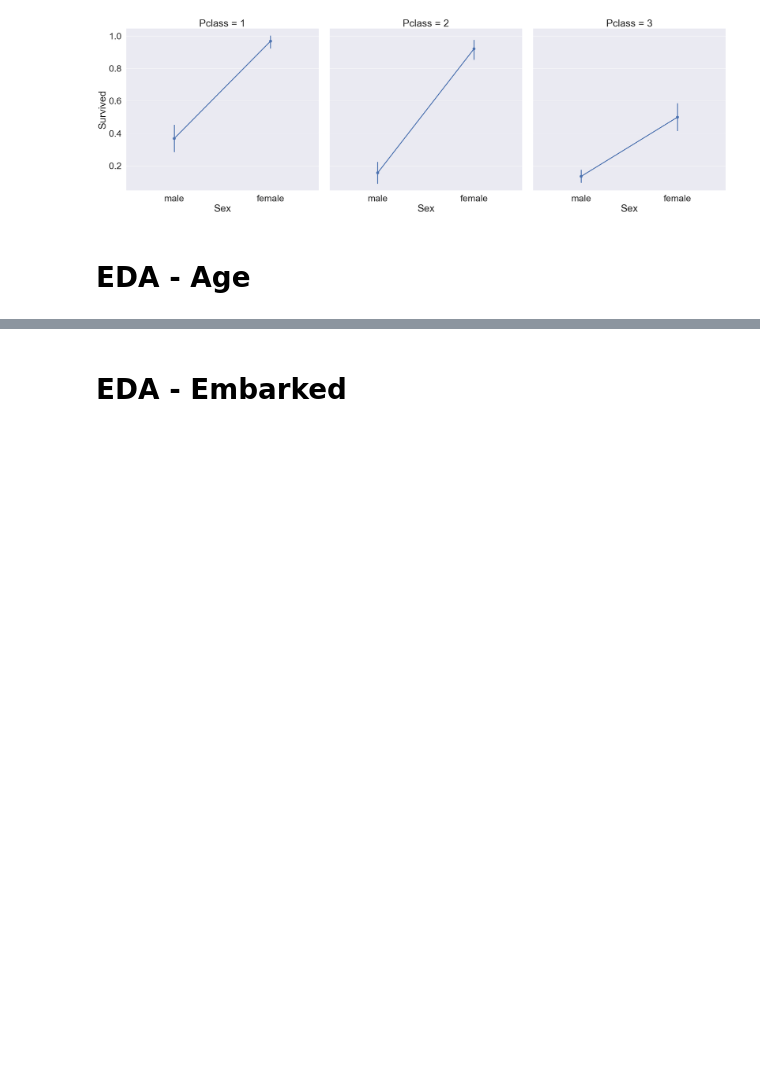
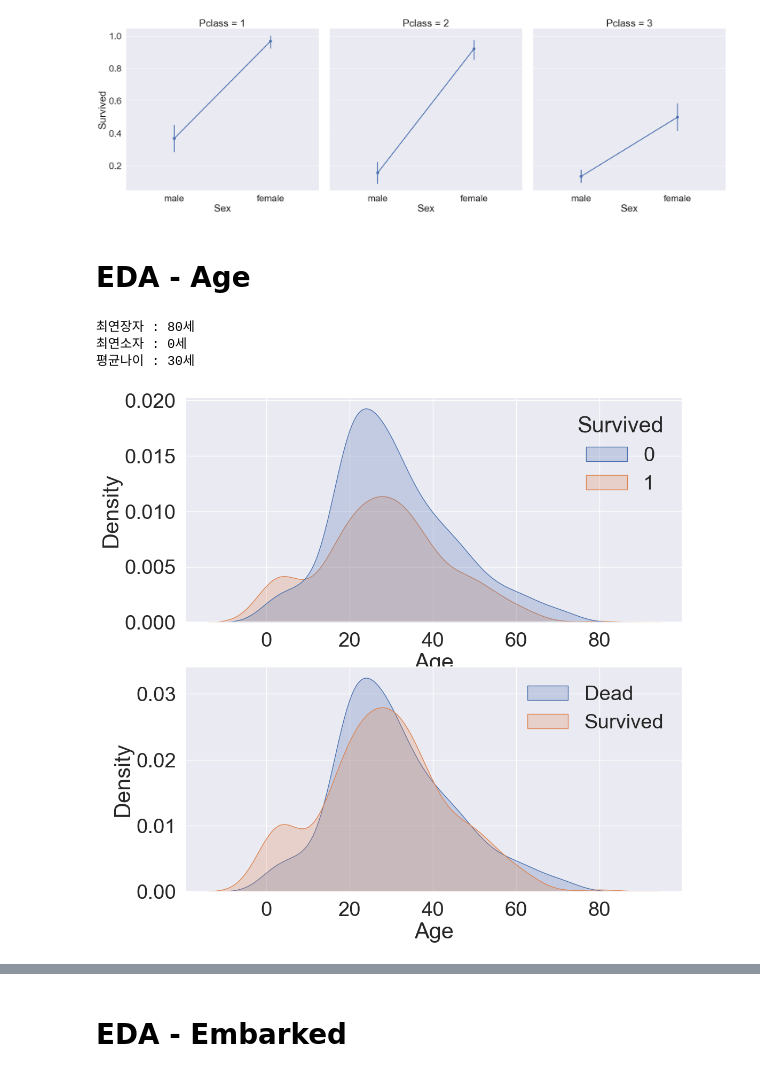
Before and after one commit to JW-Namsta/Kaggle_Study, a Jupyter notebook: Titanic/Titianic_copy_1.ipynb, the cells around one changed output, grey strips where cells are left out. Cells and saved outputs as stored; diff of their text form; code cells hidden in the pictures; blank space fills up the shorter version.

```diff
--- a/Titanic/Titianic_copy_1.ipynb
+++ b/Titanic/Titianic_copy_1.ipynb
@@ -163,3 +163,21 @@ sns.factorplot('Sex','Survived',data=df_train,col='Pclass',aspect=1,saturation=5
 [figure]
 # %% [markdown]
 # EDA - Age
+# %%
+print('최연장자 : {0:.0f}세'.format(df_train['Age'].max()))
+print('최연소자 : {0:.0f}세'.format(df_train['Age'].min()))
+print('평균나이 : {0:.0f}세'.format(df_train['Age'].mean()))
+# %% [output]
+최연장자 : 80세
+최연소자 : 0세
+평균나이 : 30세
+# %%
+f,ax = plt.subplots(2,1,figsize=(12,12))
+sns.kdeplot('Age',data=df_train,hue='Survived',ax=ax[0],shade=True)
+
+sns.kdeplot(df_train[df_train['Survived']==0]['Age'],ax=ax[1],shade=True)
+sns.kdeplot(df_train[df_train['Survived']==1]['Age'],ax=ax[1],shade=True)
+plt.legend(['Dead','Survived'])
+plt.show()
+# %% [output]
+[figure, added]
```
Also changed, not shown: parts of 1 cell of this notebook, 1 other file.
